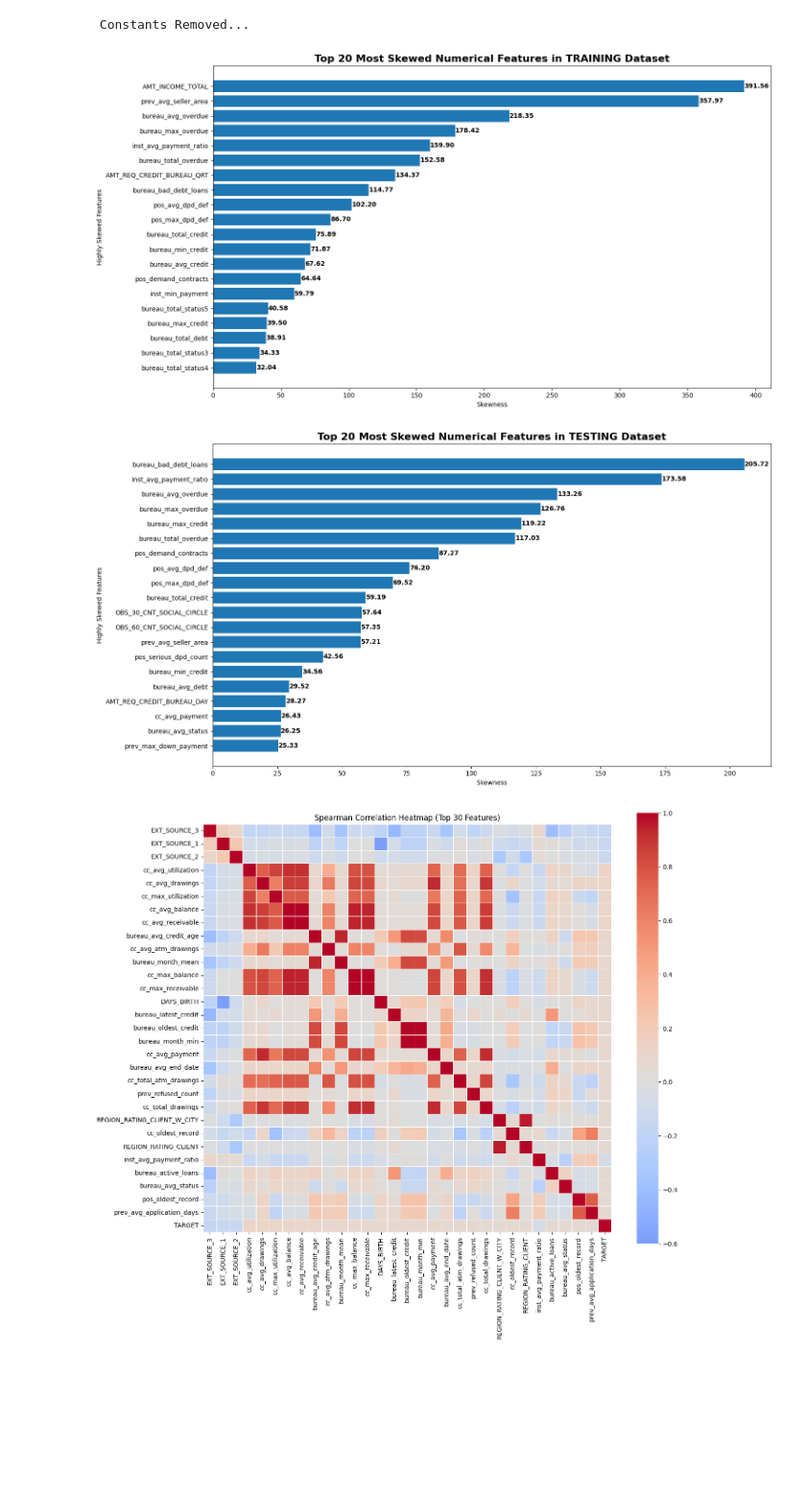
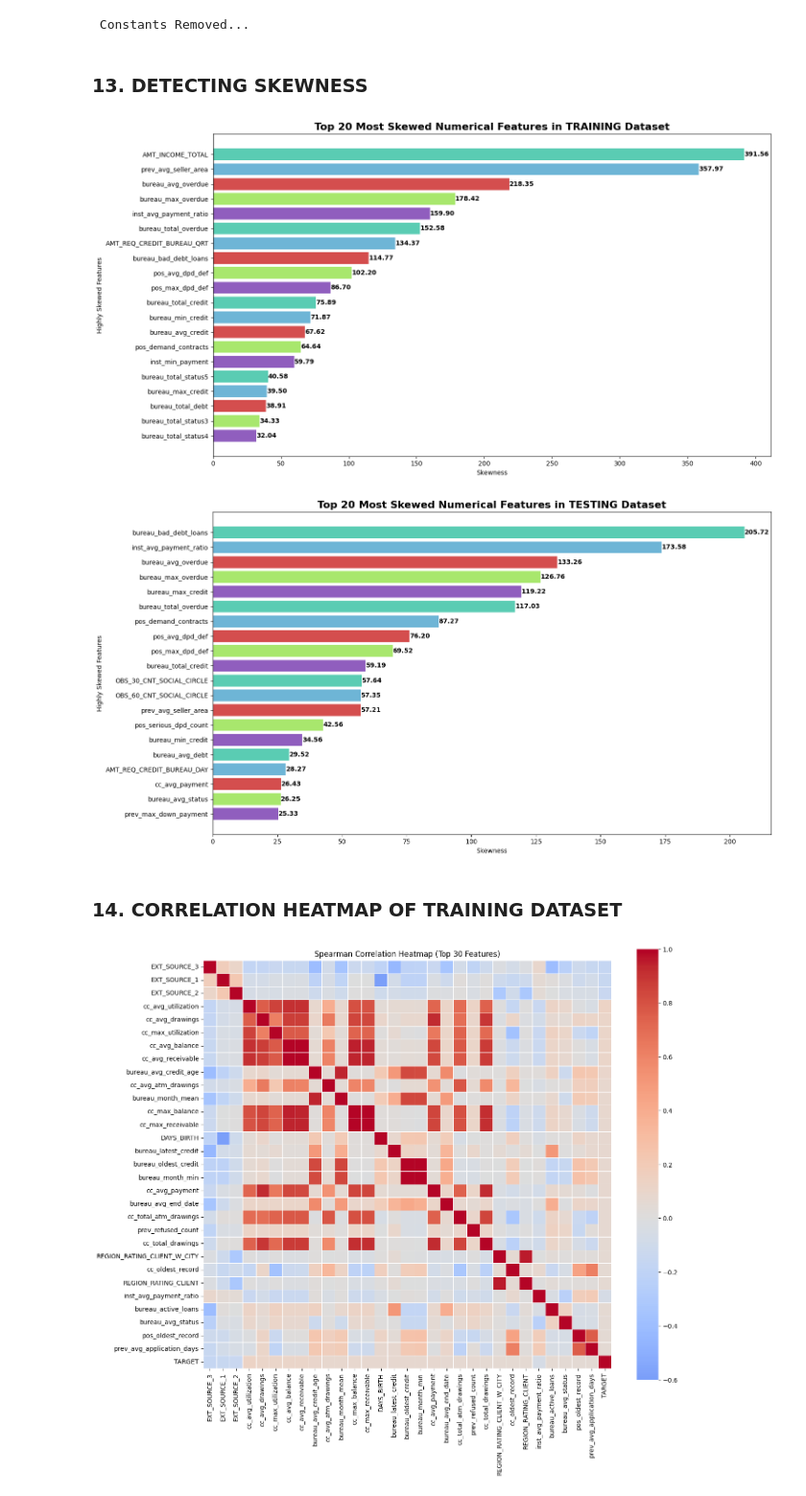
Before and after one commit to Yuvaraj-Dey-2006/House-Credit-Prediction, a Jupyter notebook: EDA/home-credit-EDA.ipynb, the cells around one changed output. Shown at 96% size. Cells and saved outputs as stored; diff of their text form; code cells hidden in the pictures; blank space fills up the shorter version.

```diff
--- a/EDA/home-credit-EDA.ipynb
+++ b/EDA/home-credit-EDA.ipynb
@@ -360,6 +360,8 @@ FOUND 16 NEAR/CONSTANT FEATURES IN TRAINING DATASET
 FOUND 18 NEAR/CONSTANT FEATURES IN TESTING DATASET
 ['FLAG_MOBIL', 'FLAG_CONT_MOBILE', 'FLAG_DOCUMENT_2', 'FLAG_DOCUMENT_4', 'FLAG_DOCUMENT_7', 'FLAG_DOCUMENT_9', 'FLAG_DOCUMENT_10', 'FLAG_DOCUMENT_11', 'FLAG_DOCUMENT_12', 'FLAG_DOCUMENT_13', 'FLAG_DOC ...
  Constants Removed...
+# %% [markdown]
+### **13. DETECTING SKEWNESS**
 # %%
 def skew_visualisation(dataset, dataset_name, top_feature):
     if "TARGET" in dataset.columns:
@@ -374,36 +376,38 @@ def skew_visualisation(dataset, dataset_name, top_feature):
     )
 
     top_skew = skewness.head(20)
 
     plt.figure(figsize=(15, 8))
 
-    bars = plt.barh(top_skew.index, top_skew["Skewness"])
+    bars = plt.barh(top_skew.index, top_skew["Skewness"], color=["#5ACCB3", "#6EB5D6", "#D44E4E", "#A8E76D", "#905EBE"])
 
     for bar in bars:
         width = bar.get_width()
 
         plt.text(
             width + (0.05 if width >= 0 else -0.5),
             bar.get_y() + bar.get_height()/2,
             f"{width:.2f}",
             va="center",
             fontweight='bold'
         )
 
     plt.axvline(0, color="black", linewidth=1)
 
     plt.ylabel("Highly Skewed Features")
     plt.xlabel("Skewness")
     plt.title(f"Top {top_feature} Most Skewed Numerical Features in {dataset_name} Dataset", fontweight='bold', fontsize='16')
 
     plt.gca().invert_yaxis()
     plt.tight_layout()
 
 skew_visualisation(train_df, 'TRAINING', 20)
 skew_visualisation(test_df, 'TESTING', 20)
 # %% [output]
-[figure, old version]
+[figure, new version]
-[figure, old version]
+[figure, new version]
+# %% [markdown]
+### **14. CORRELATION HEATMAP OF TRAINING DATASET**
 # %%
 numeric_cols = train_df.select_dtypes(include="number").drop(columns="TARGET").columns
 
```
Also changed, not shown: parts of 2 cells of this notebook.
